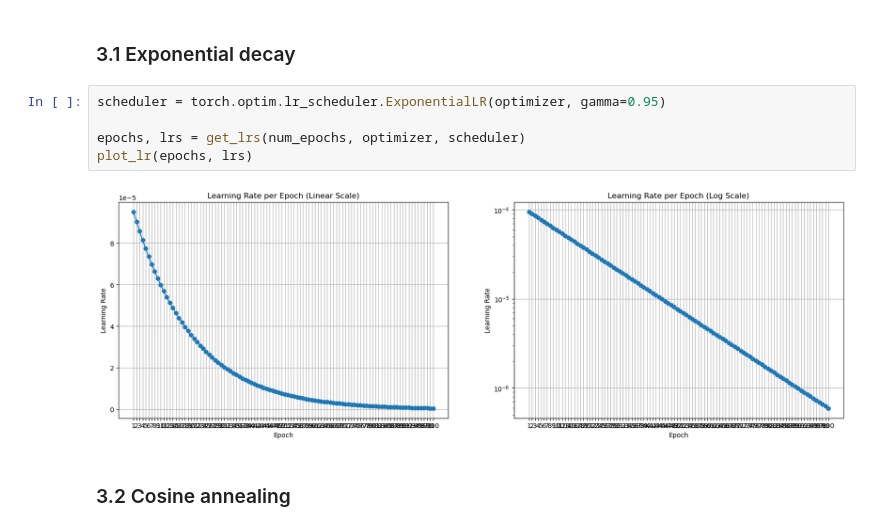
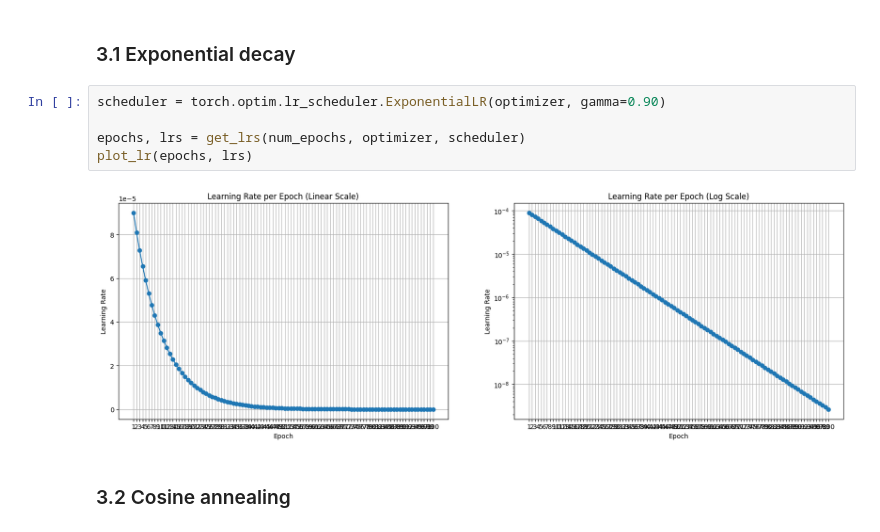
Before and after one commit to CS-433/ml-project-2-jac, a Jupyter notebook: model training/model_training.ipynb, the cells around one changed output. Saved outputs shown, nothing was run; the diff lists cells and outputs as text.

```diff
--- a/model training/model_training.ipynb
+++ b/model training/model_training.ipynb
@@ -291,12 +291,12 @@ optimizer = torch.optim.AdamW(model.parameters(), lr=initial_lr, weight_decay=we
 # %% [markdown]
 ### 3.1 Exponential decay
 # %%
-scheduler = torch.optim.lr_scheduler.ExponentialLR(optimizer, gamma=0.95)
+scheduler = torch.optim.lr_scheduler.ExponentialLR(optimizer, gamma=0.90)
 
 epochs, lrs = get_lrs(num_epochs, optimizer, scheduler)
 plot_lr(epochs, lrs)
 # %% [output]
-[figure, old version]
+[figure, new version]
 # %% [markdown]
 ### 3.2 Cosine annealing
 # %%
```
Also changed, not shown: 5 other files.
